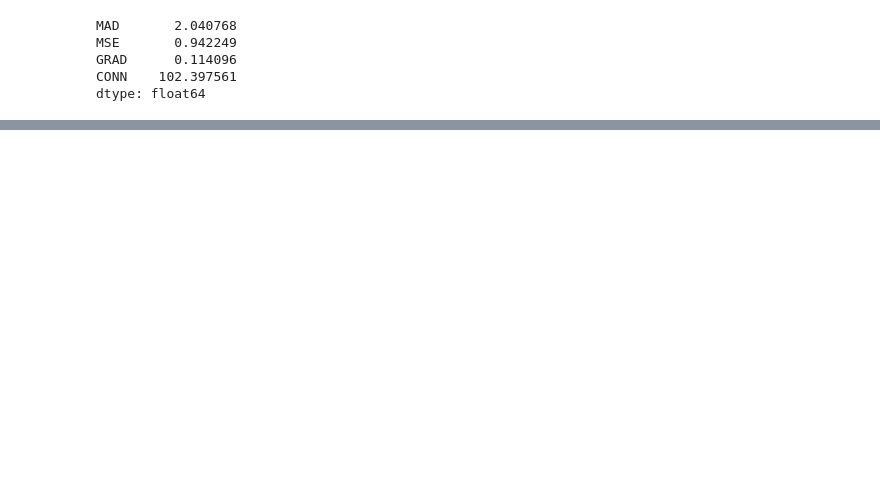
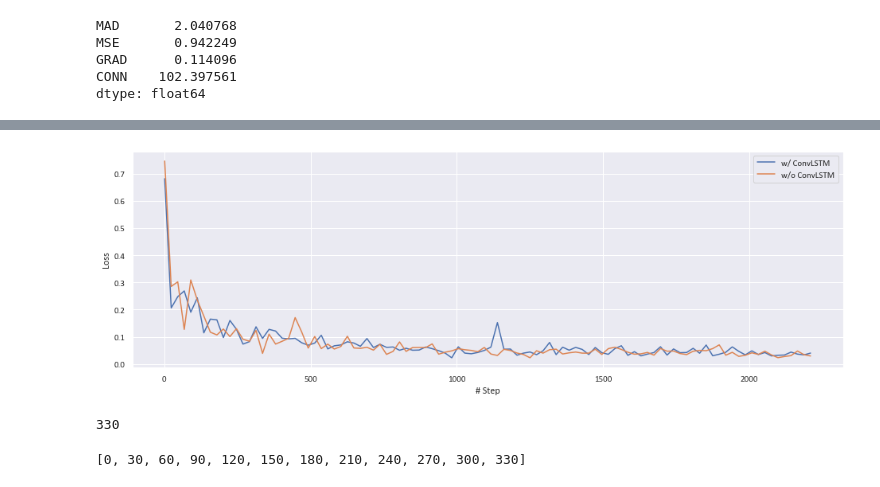
Before and after one commit to DavidZhang73/ENGN8501GroupProject, a Jupyter notebook: analysis.ipynb, the cells around one changed output, grey strips where cells are left out. Cells and saved outputs as stored; diff of their text form; code cells hidden in the pictures; blank space fills up the shorter version.

```diff
--- a/analysis.ipynb
+++ b/analysis.ipynb
@@ -209,0 +227,21 @@ Type:      method
+# %%
+data = [
+    {
+        "name": "w/ ConvLSTM",
+        "runs": r"E:\Projects\Other\jupyterlab\notebook\ENGN 8501\Group\ENGN8501GroupProject\log\transferConvLSTM2\events.out.tfevents.1635297971.David-Notebook.19116.0",
+    },
+    {
+        "name": "w/o ConvLSTM",
+        "runs": r"E:\Projects\Other\jupyterlab\notebook\ENGN 8501\Group\ENGN8501GroupProject\log\transfer1\events.out.tfevents.1635266183.David-Notebook.9316.0",
+    },
+]
+# %%
+for i in range(len(data)):
+    runs = data[i]["runs"]
+    ea = event_accumulator.EventAccumulator(runs)
+    ea.Reload()
+    data[i]["loss"] = ea.scalars.Items("loss")
+# %%
+mpl.rc("font", family="Calibri", size=14)
+colors = cycler(color=[mpl.colors.to_hex(cp) for cp in sns.color_palette()])
+colors
@@ -209,0 +260,20 @@ Type:      method
+# %%
+plt.figure(figsize=(16, 5))
+for d, c in zip(data, colors):
+    loss = d["loss"]
+    color = c["color"]
+    if loss:
+        x = [item.step for item in loss]
+        y = [item.value for item in loss]
+
+        smooth = make_interp_spline(x, y)
+        x_smooth = np.linspace(np.min(x), np.max(x), 100)
+        y_smooth = smooth(x_smooth)
+        plt.plot(x_smooth, y_smooth, c=color, label=d["name"])
+plt.xlabel("# Step")
+plt.ylabel("Loss")
+plt.legend()
+
+plt.savefig("report/img/runs.pdf", bbox_inches="tight")
+# %% [output]
+[figure, added]
@@ -209,0 +288,11 @@ Type:      method
+# %%
+img_count = len(os.listdir(os.path.join(data[0]["path"], "true_src")))
+img_count = img_count // 10 * 10
+img_count
+# %% [output]
+330
+# %%
+index_list = np.round(np.linspace(0, img_count, img_per_row)).astype(np.int)
+index_list.tolist()
+# %% [output]
+[0, 30, 60, 90, 120, 150, 180, 210, 240, 270, 300, 330]
```
Also changed, not shown: parts of 35 cells of this notebook, 18 other files.
